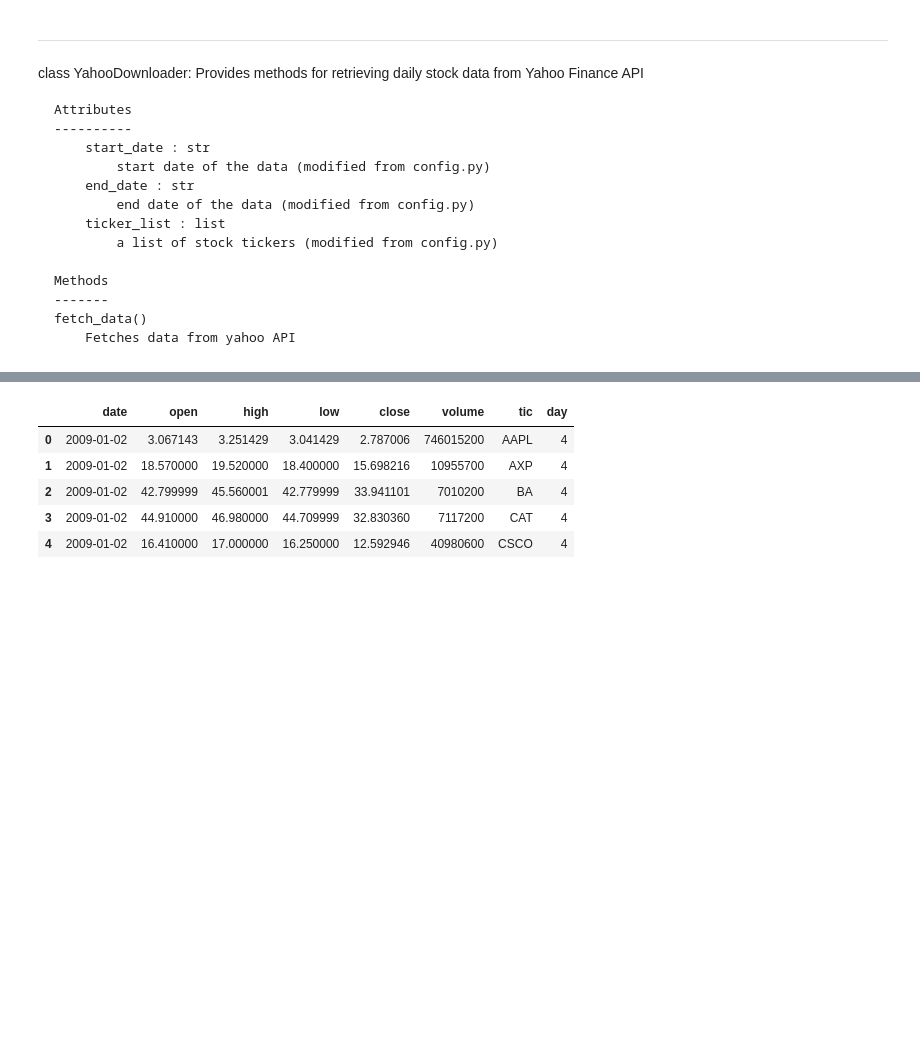
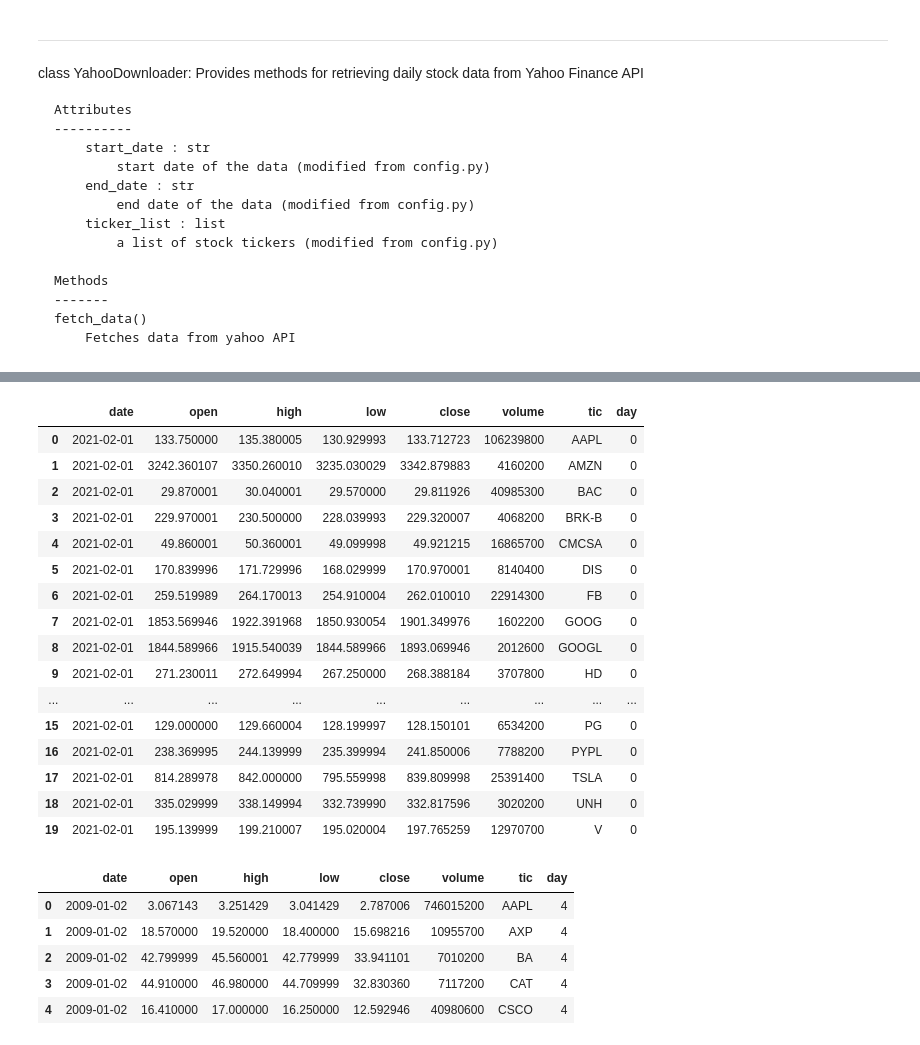
Before and after one commit to BichengWang/RL_stock_trading, a Jupyter notebook: FinRL_stock_trading_NeurIPS_2018.ipynb, the cells around one changed output, grey strips where cells are left out. Drawn from its saved outputs; the diff is of its cells as text; code cells hidden in the pictures; blank space fills up the shorter version.

Commit message:
add ticker

```diff
--- a/FinRL_stock_trading_NeurIPS_2018.ipynb
+++ b/FinRL_stock_trading_NeurIPS_2018.ipynb
@@ -197,0 +180,13 @@ df.shape
+# %%
+sp500_20_df = YahooDownloader(start_date = config.START_DATE,
+                     end_date = config.END_DATE,
+                     ticker_list = config.SP500_20_TICKER).fetch_data()
+sp_df = YahooDownloader(start_date = config.START_DATE',
+                     end_date = config.END_DATE,
+                     ticker_list = config.SP500_TICKER).fetch_data()
+nas_20_df = YahooDownloader(start_date = config.START_DATE,
+                     end_date = config.END_DATE,
+                     ticker_list = config.NAS_20_TICKER).fetch_data()
+nas_df = YahooDownloader(start_date = config.START_DATE,
+                     end_date = config.END_DATE,
+                     ticker_list = config.NAS_TICKER).fetch_data()
@@ -198,3 +211,23 @@ df.shape
+# %%
+sp500_20_df.head(20)
+# %% [output]
+|  | date | open | high | low | close | volume | tic | day |
+| 0 | 2021-02-01 | 133.750000 | 135.380005 | 130.929993 | 133.712723 | 106239800 | AAPL | 0 |
+| 1 | 2021-02-01 | 3242.360107 | 3350.260010 | 3235.030029 | 3342.879883 | 4160200 | AMZN | 0 |
+| 2 | 2021-02-01 | 29.870001 | 30.040001 | 29.570000 | 29.811926 | 40985300 | BAC | 0 |
+| 3 | 2021-02-01 | 229.970001 | 230.500000 | 228.039993 | 229.320007 | 4068200 | BRK-B | 0 |
+| 4 | 2021-02-01 | 49.860001 | 50.360001 | 49.099998 | 49.921215 | 16865700 | CMCSA | 0 |
+| 5 | 2021-02-01 | 170.839996 | 171.729996 | 168.029999 | 170.970001 | 8140400 | DIS | 0 |
+| 6 | 2021-02-01 | 259.519989 | 264.170013 | 254.910004 | 262.010010 | 22914300 | FB | 0 |
+| 7 | 2021-02-01 | 1853.569946 | 1922.391968 | 1850.930054 | 1901.349976 | 1602200 | GOOG | 0 |
+| 8 | 2021-02-01 | 1844.589966 | 1915.540039 | 1844.589966 | 1893.069946 | 2012600 | GOOGL | 0 |
+| 9 | 2021-02-01 | 271.230011 | 272.649994 | 267.250000 | 268.388184 | 3707800 | HD | 0 |
+| ... | ... | ... | ... | ... | ... | ... | ... | ... |
+| 15 | 2021-02-01 | 129.000000 | 129.660004 | 128.199997 | 128.150101 | 6534200 | PG | 0 |
+| 16 | 2021-02-01 | 238.369995 | 244.139999 | 235.399994 | 241.850006 | 7788200 | PYPL | 0 |
+| 17 | 2021-02-01 | 814.289978 | 842.000000 | 795.559998 | 839.809998 | 25391400 | TSLA | 0 |
+| 18 | 2021-02-01 | 335.029999 | 338.149994 | 332.739990 | 332.817596 | 3020200 | UNH | 0 |
+| 19 | 2021-02-01 | 195.139999 | 199.210007 | 195.020004 | 197.765259 | 12970700 | V | 0 |
 # %%
 df.sort_values(['date','tic'],ignore_index=True).head()
 # %% [output]
```
Also changed, not shown: parts of 7 cells of this notebook, 1 other file.
